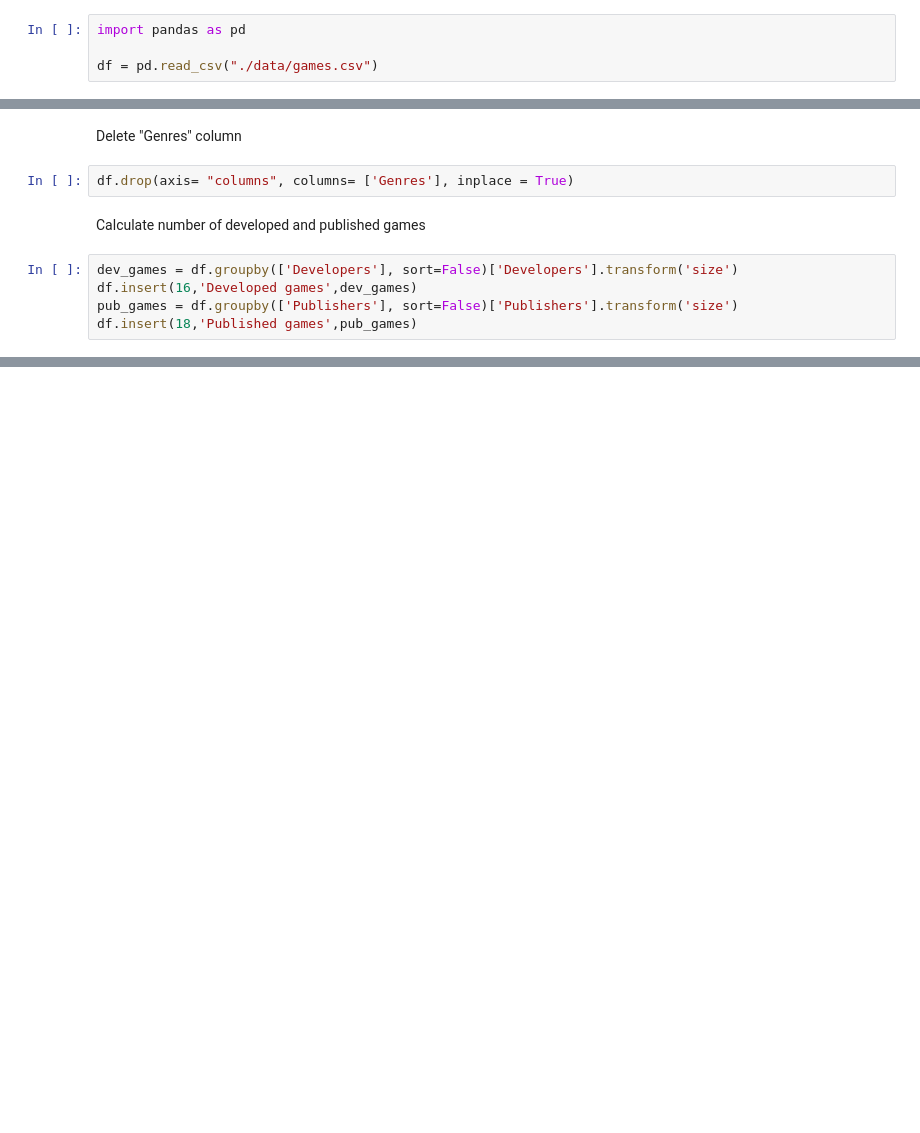
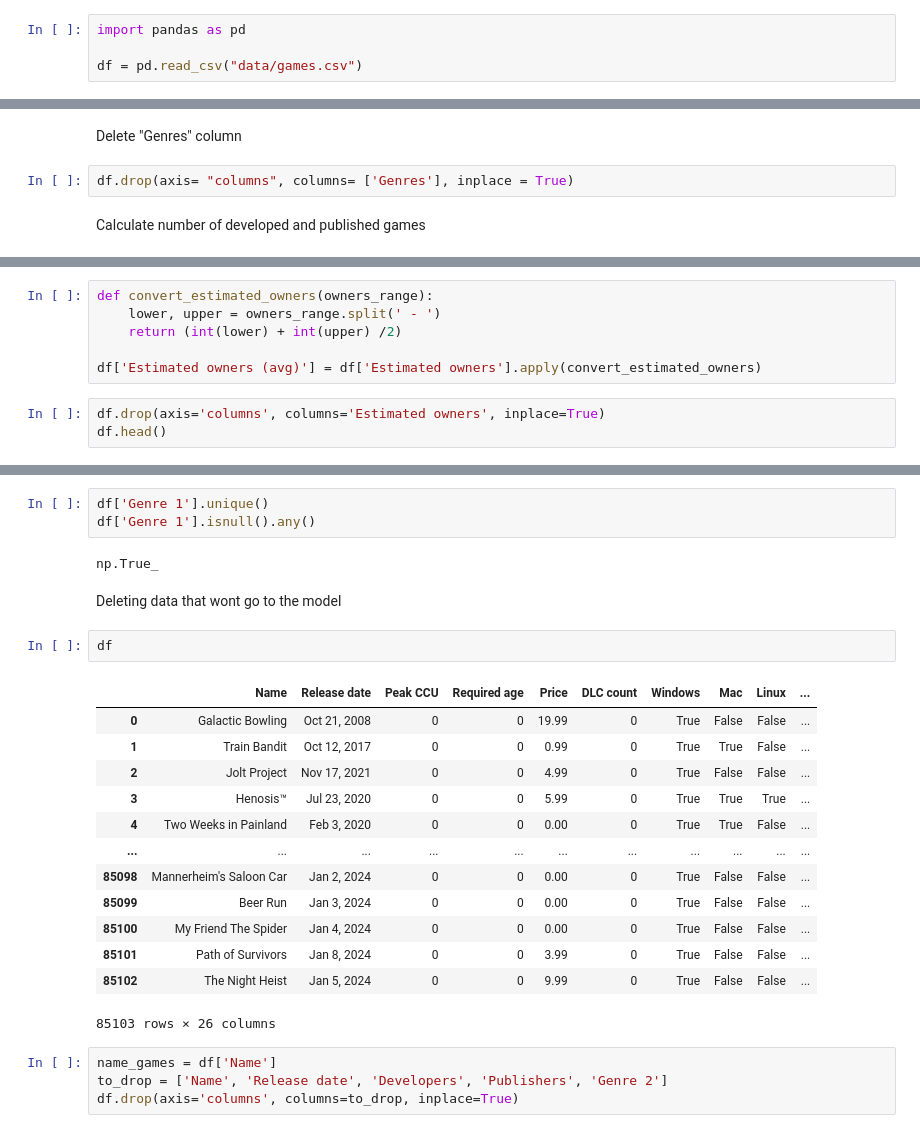
Before and after one commit to Mroxny/gamersAI, a Jupyter notebook: main.ipynb, the cells around one changed output, grey strips where cells are left out. Saved outputs shown, nothing was run; the diff lists cells and outputs as text; blank space fills up the shorter version.

Commit message:
Made model

```diff
--- a/main.ipynb
+++ b/main.ipynb
@@ -3,4 +3,4 @@ Import dataset
 # %%
 import pandas as pd
 
-df = pd.read_csv("./data/games.csv")
+df = pd.read_csv("data/games.csv")
@@ -51,11 +51,6 @@ Delete "Genres" column
 df.drop(axis= "columns", columns= ['Genres'], inplace = True)
 # %% [markdown]
 Calculate number of developed and published games
-# %%
-dev_games = df.groupby(['Developers'], sort=False)['Developers'].transform('size')
-df.insert(16,'Developed games',dev_games)
-pub_games = df.groupby(['Publishers'], sort=False)['Publishers'].transform('size')
-df.insert(18,'Published games',pub_games)
 # %%
 df
 # %% [output]
@@ -74,0 +72,9 @@ df
+# %%
+def convert_estimated_owners(owners_range):
+    lower, upper = owners_range.split(' - ')
+    return (int(lower) + int(upper) /2)
+
+df['Estimated owners (avg)'] = df['Estimated owners'].apply(convert_estimated_owners)
+# %%
+df.drop(axis='columns', columns='Estimated owners', inplace=True)
+df.head()
@@ -74,0 +89,27 @@ df
+# %%
+df['Genre 1'].unique()
+df['Genre 1'].isnull().any()
+# %% [output]
+np.True_
+# %% [markdown]
+Deleting data that wont go to the model
+# %%
+df
+# %% [output]
+|  | Name | Release date | Peak CCU | Required age | Price | DLC count | Windows | Mac | Linux | ... |
+| 0 | Galactic Bowling | Oct 21, 2008 | 0 | 0 | 19.99 | 0 | True | False | False | ... |
+| 1 | Train Bandit | Oct 12, 2017 | 0 | 0 | 0.99 | 0 | True | True | False | ... |
+| 2 | Jolt Project | Nov 17, 2021 | 0 | 0 | 4.99 | 0 | True | False | False | ... |
+| 3 | Henosis™ | Jul 23, 2020 | 0 | 0 | 5.99 | 0 | True | True | True | ... |
+| 4 | Two Weeks in Painland | Feb 3, 2020 | 0 | 0 | 0.00 | 0 | True | True | False | ... |
+| ... | ... | ... | ... | ... | ... | ... | ... | ... | ... | ... |
+| 85098 | Mannerheim's Saloon Car | Jan 2, 2024 | 0 | 0 | 0.00 | 0 | True | False | False | ... |
+| 85099 | Beer Run | Jan 3, 2024 | 0 | 0 | 0.00 | 0 | True | False | False | ... |
+| 85100 | My Friend The Spider | Jan 4, 2024 | 0 | 0 | 0.00 | 0 | True | False | False | ... |
+| 85101 | Path of Survivors | Jan 8, 2024 | 0 | 0 | 3.99 | 0 | True | False | False | ... |
+| 85102 | The Night Heist | Jan 5, 2024 | 0 | 0 | 9.99 | 0 | True | False | False | ... |
+85103 rows × 26 columns
+# %%
+name_games = df['Name']
+to_drop = ['Name', 'Release date', 'Developers', 'Publishers', 'Genre 2']
+df.drop(axis='columns', columns=to_drop, inplace=True)
```
Also changed, not shown: parts of 22 cells of this notebook.
